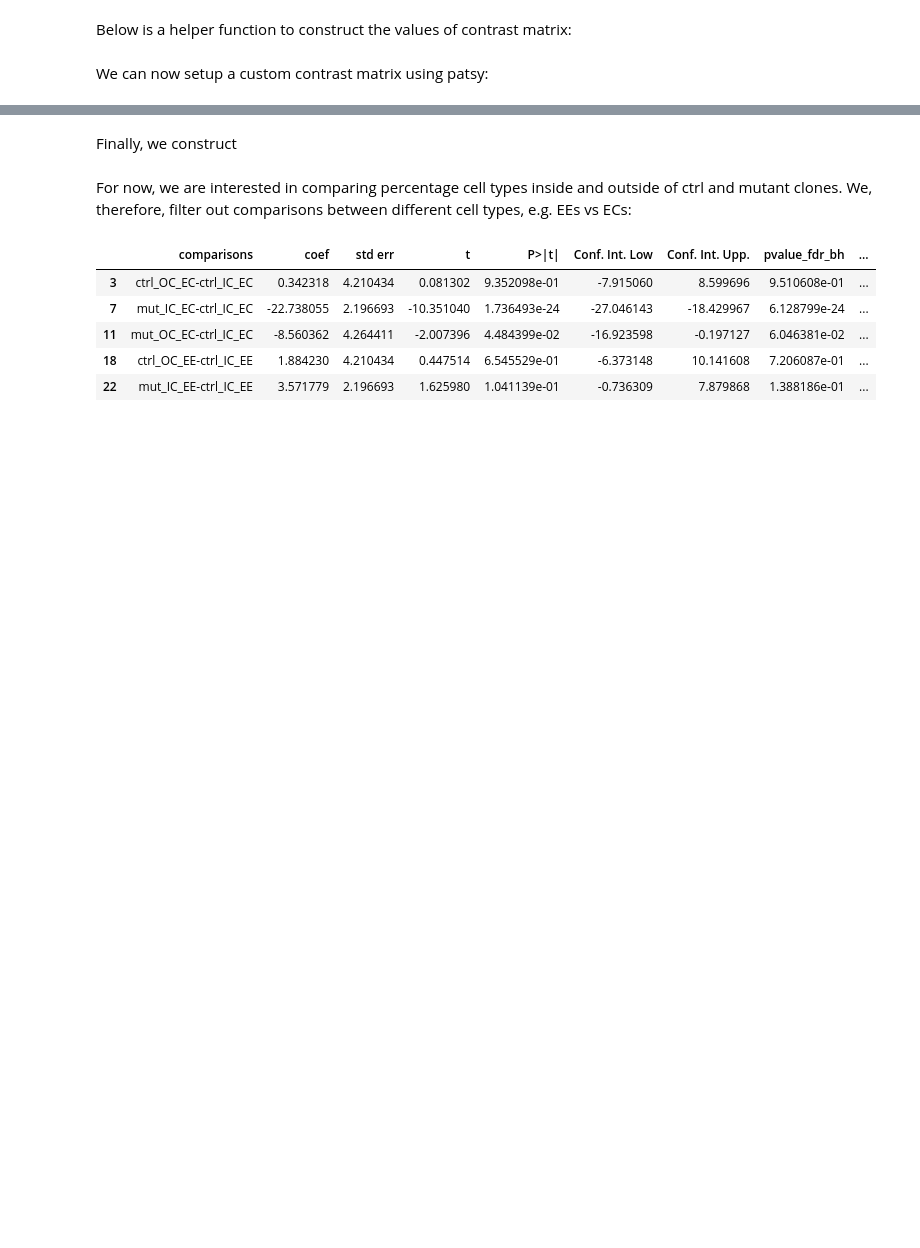
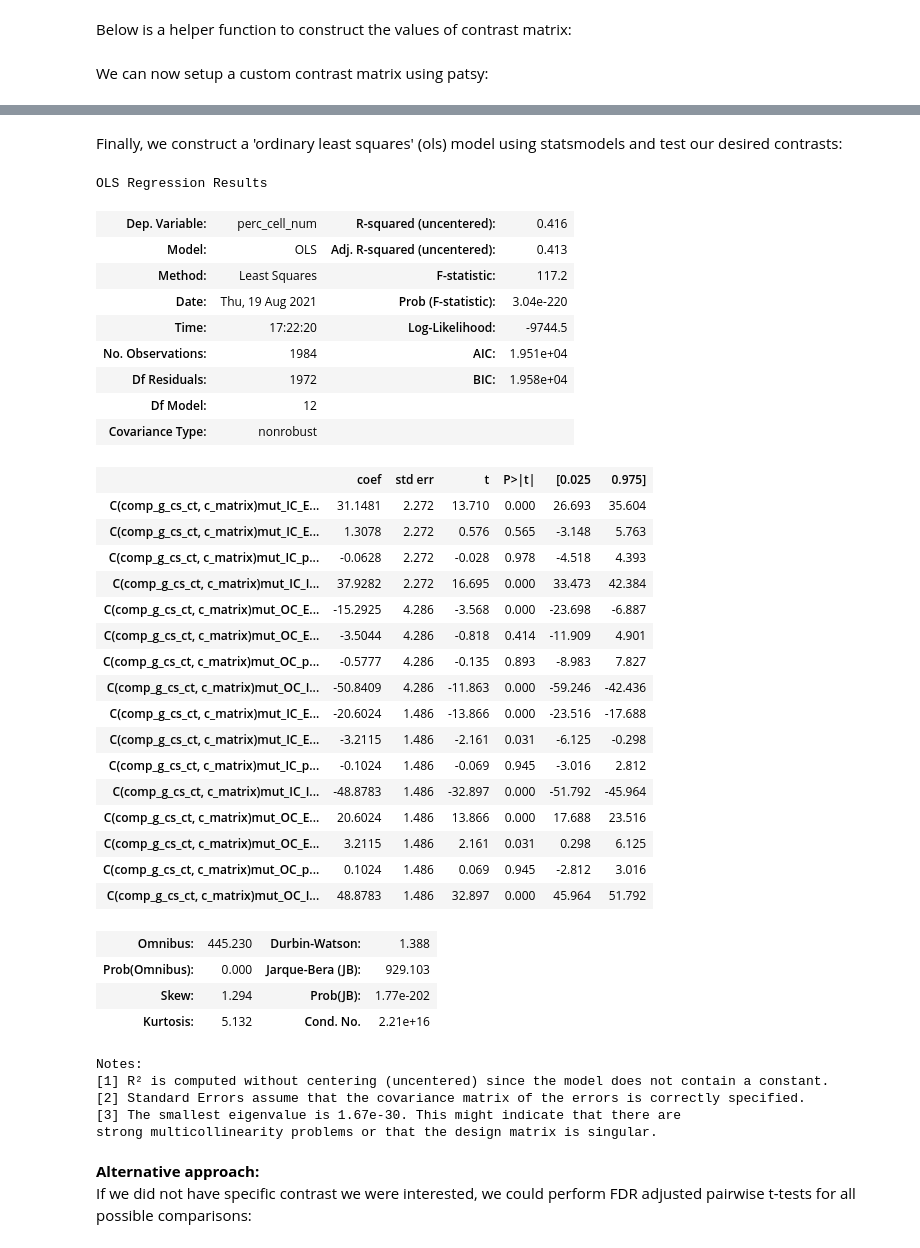
Before and after one commit to morriso1/clonedetective, a Jupyter notebook: 03_Tutorial_simple_walkthrough.ipynb, the cells around one changed output, grey strips where cells are left out. Drawn from its saved outputs; the diff is of its cells as text; code cells hidden in the pictures; blank space fills up the shorter version.

```diff
--- a/03_Tutorial_simple_walkthrough.ipynb
+++ b/03_Tutorial_simple_walkthrough.ipynb
@@ -753,2 +743,2 @@ c_matrix = ContrastMatrix(matrix=matrix, column_suffixes=contrasts)
 # %% [markdown]
-Finally, we construct
+Finally, we construct a 'ordinary least squares' (ols) model using statsmodels and test our desired contrasts:
@@ -759,17 +745,43 @@ tidy_percentage_df["comp_g_cs_ct"] = tidy_percentage_df["comp_g_cs_ct"].astype(
+# %%
+lm = ols("perc_cell_num ~ C(comp_g_cs_ct, c_matrix)-1", data=tidy_percentage_df).fit()
+lm.summary()
+# %% [output]
+OLS Regression Results
+| Dep. Variable: | perc_cell_num | R-squared (uncentered): | 0.416 |
+| Model: | OLS | Adj. R-squared (uncentered): | 0.413 |
+| Method: | Least Squares | F-statistic: | 117.2 |
+| Date: | Thu, 19 Aug 2021 | Prob (F-statistic): | 3.04e-220 |
+| Time: | 17:22:20 | Log-Likelihood: | -9744.5 |
+| No. Observations: | 1984 | AIC: | 1.951e+04 |
+| Df Residuals: | 1972 | BIC: | 1.958e+04 |
+| Df Model: | 12 |  |  |
+| Covariance Type: | nonrobust |  |  |
+|  | coef | std err | t | P>|t| | [0.025 | 0.975] |
+| C(comp_g_cs_ct, c_matrix)mut_IC_E... | 31.1481 | 2.272 | 13.710 | 0.000 | 26.693 | 35.604 |
+| C(comp_g_cs_ct, c_matrix)mut_IC_E... | 1.3078 | 2.272 | 0.576 | 0.565 | -3.148 | 5.763 |
+| C(comp_g_cs_ct, c_matrix)mut_IC_p... | -0.0628 | 2.272 | -0.028 | 0.978 | -4.518 | 4.393 |
+| C(comp_g_cs_ct, c_matrix)mut_IC_I... | 37.9282 | 2.272 | 16.695 | 0.000 | 33.473 | 42.384 |
+| C(comp_g_cs_ct, c_matrix)mut_OC_E... | -15.2925 | 4.286 | -3.568 | 0.000 | -23.698 | -6.887 |
+| C(comp_g_cs_ct, c_matrix)mut_OC_E... | -3.5044 | 4.286 | -0.818 | 0.414 | -11.909 | 4.901 |
+| C(comp_g_cs_ct, c_matrix)mut_OC_p... | -0.5777 | 4.286 | -0.135 | 0.893 | -8.983 | 7.827 |
+| C(comp_g_cs_ct, c_matrix)mut_OC_I... | -50.8409 | 4.286 | -11.863 | 0.000 | -59.246 | -42.436 |
+| C(comp_g_cs_ct, c_matrix)mut_IC_E... | -20.6024 | 1.486 | -13.866 | 0.000 | -23.516 | -17.688 |
+| C(comp_g_cs_ct, c_matrix)mut_IC_E... | -3.2115 | 1.486 | -2.161 | 0.031 | -6.125 | -0.298 |
+| C(comp_g_cs_ct, c_matrix)mut_IC_p... | -0.1024 | 1.486 | -0.069 | 0.945 | -3.016 | 2.812 |
+| C(comp_g_cs_ct, c_matrix)mut_IC_I... | -48.8783 | 1.486 | -32.897 | 0.000 | -51.792 | -45.964 |
+| C(comp_g_cs_ct, c_matrix)mut_OC_E... | 20.6024 | 1.486 | 13.866 | 0.000 | 17.688 | 23.516 |
+| C(comp_g_cs_ct, c_matrix)mut_OC_E... | 3.2115 | 1.486 | 2.161 | 0.031 | 0.298 | 6.125 |
+| C(comp_g_cs_ct, c_matrix)mut_OC_p... | 0.1024 | 1.486 | 0.069 | 0.945 | -2.812 | 3.016 |
+| C(comp_g_cs_ct, c_matrix)mut_OC_I... | 48.8783 | 1.486 | 32.897 | 0.000 | 45.964 | 51.792 |
+| Omnibus: | 445.230 | Durbin-Watson: | 1.388 |
+| Prob(Omnibus): | 0.000 | Jarque-Bera (JB): | 929.103 |
+| Skew: | 1.294 | Prob(JB): | 1.77e-202 |
+| Kurtosis: | 5.132 | Cond. No. | 2.21e+16 |
+Notes:
+[1] R² is computed without centering (uncentered) since the model does not contain a constant.
+[2] Standard Errors assume that the covariance matrix of the errors is correctly specified.
+[3] The smallest eigenvalue is 1.67e-30. This might indicate that there are
+strong multicollinearity problems or that the design matrix is singular.
 # %% [markdown]
-For now, we are interested in comparing percentage cell types inside and outside of ctrl and mutant clones. We, therefore, filter out comparisons between different cell types, e.g. EEs vs ECs:
+**Alternative approach:**
+If we did not have specific contrast we were interested, we could perform FDR adjusted pairwise t-tests for all possible comparisons:
-# %%
-comparisons = stat_df["comparisons"].str.split("-", expand=True)
-comparisons.columns = ["group_1", "group_2"]
-to_filter = (
-    comparisons["group_1"].str.split("_", expand=True)[2]
-    == comparisons["group_2"].str.split("_", expand=True)[2]
-)
-stat_df[to_filter].head()
-# %% [output]
-|  | comparisons | coef | std err | t | P>|t| | Conf. Int. Low | Conf. Int. Upp. | pvalue_fdr_bh | ... |
-| 3 | ctrl_OC_EC-ctrl_IC_EC | 0.342318 | 4.210434 | 0.081302 | 9.352098e-01 | -7.915060 | 8.599696 | 9.510608e-01 | ... |
-| 7 | mut_IC_EC-ctrl_IC_EC | -22.738055 | 2.196693 | -10.351040 | 1.736493e-24 | -27.046143 | -18.429967 | 6.128799e-24 | ... |
-| 11 | mut_OC_EC-ctrl_IC_EC | -8.560362 | 4.264411 | -2.007396 | 4.484399e-02 | -16.923598 | -0.197127 | 6.046381e-02 | ... |
-| 18 | ctrl_OC_EE-ctrl_IC_EE | 1.884230 | 4.210434 | 0.447514 | 6.545529e-01 | -6.373148 | 10.141608 | 7.206087e-01 | ... |
-| 22 | mut_IC_EE-ctrl_IC_EE | 3.571779 | 2.196693 | 1.625980 | 1.041139e-01 | -0.736309 | 7.879868 | 1.388186e-01 | ... |
```
Also changed, not shown: parts of 18 cells of this notebook, 2 other files.
